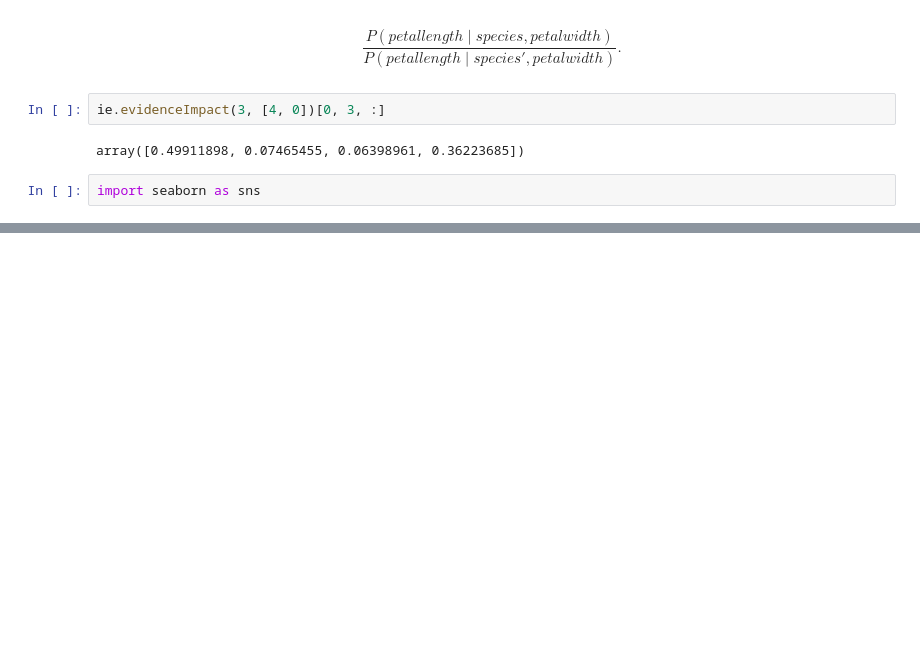
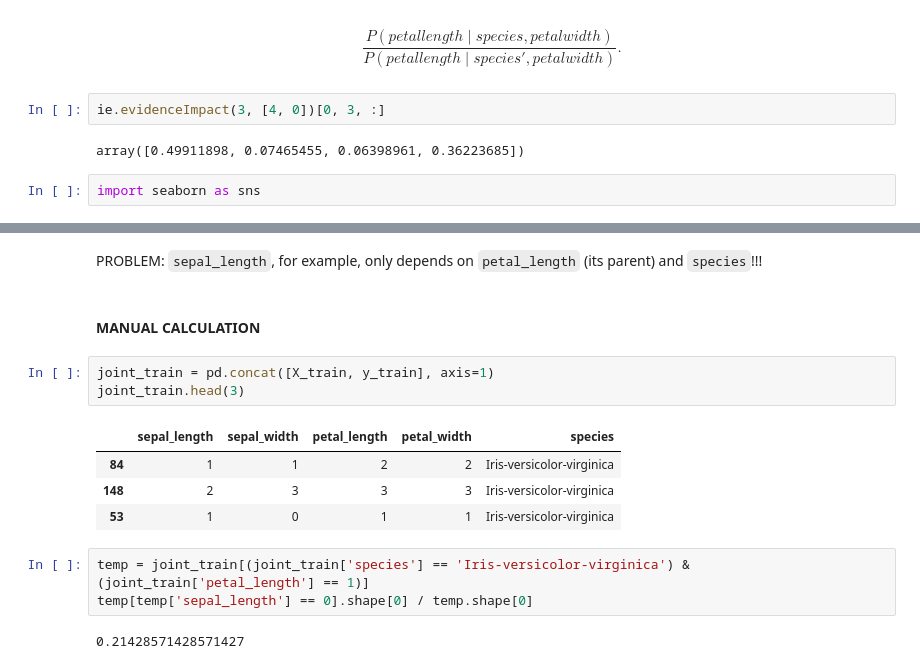
Before and after one commit to bmihaljevic/tfg-interpretml, a Jupyter notebook: experimental_notebooks/tan_and_bn/tan.ipynb, the cells around one changed output, grey strips where cells are left out. Drawn from its saved outputs; the diff is of its cells as text; blank space fills up the shorter version.

```diff
--- a/experimental_notebooks/tan_and_bn/tan.ipynb
+++ b/experimental_notebooks/tan_and_bn/tan.ipynb
@@ -271,0 +335,17 @@ plt.show()
+# %% [markdown]
+PROBLEM: `sepal_length`, for example, only depends on `petal_length` (its parent) and `species`!!!
+# %% [markdown]
+#### MANUAL CALCULATION
+# %%
+joint_train = pd.concat([X_train, y_train], axis=1)
+joint_train.head(3)
+# %% [output]
+|  | sepal_length | sepal_width | petal_length | petal_width | species |
+| 84 | 1 | 1 | 2 | 2 | Iris-versicolor-virginica |
+| 148 | 2 | 3 | 3 | 3 | Iris-versicolor-virginica |
+| 53 | 1 | 0 | 1 | 1 | Iris-versicolor-virginica |
+# %%
+temp = joint_train[(joint_train['species'] == 'Iris-versicolor-virginica') & (joint_train['petal_length'] == 1)]
+temp[temp['sepal_length'] == 0].shape[0] / temp.shape[0]
+# %% [output]
+0.21428571428571427
```
Also changed, not shown: parts of 21 cells of this notebook, 2 other files.
